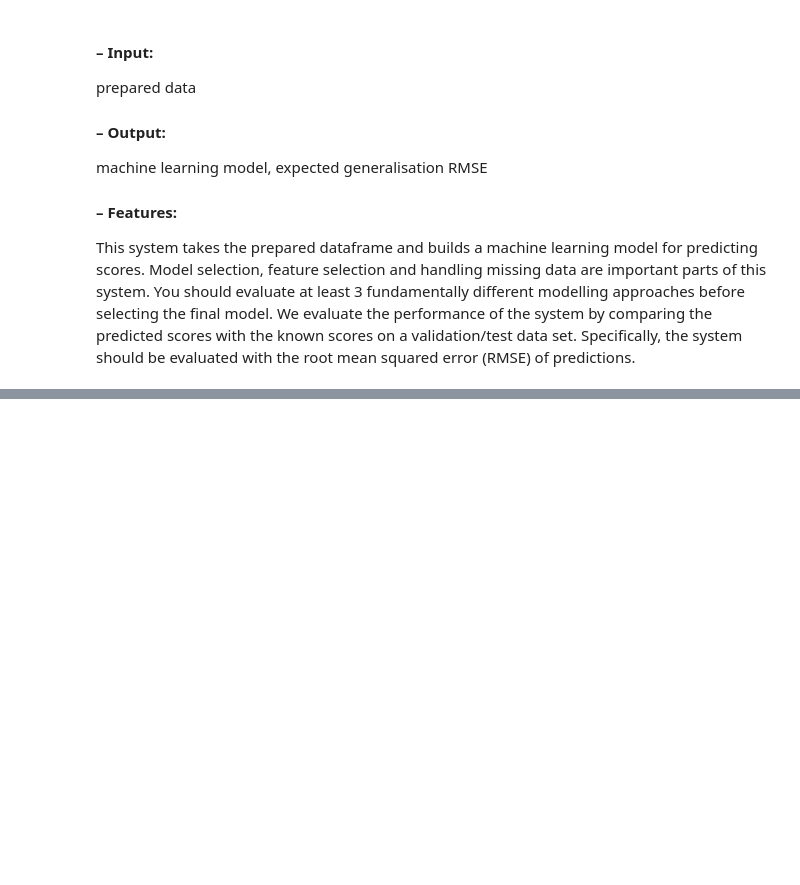
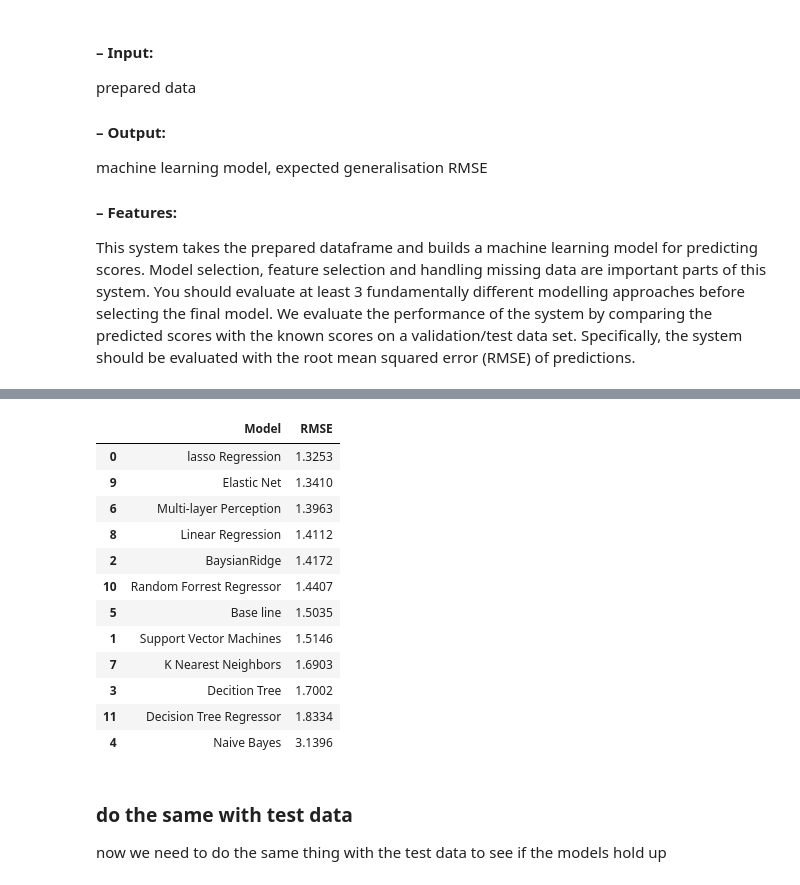
Before and after one commit to tobbensol/Football-Result-Prediction, a Jupyter notebook: Model.ipynb, the cells around one changed output, grey strips where cells are left out. Cells and saved outputs as stored; diff of their text form; code cells hidden in the pictures; blank space fills up the shorter version.

```diff
--- a/Model.ipynb
+++ b/Model.ipynb
@@ -154,17 +131,0 @@ def Bayesian():
-# %%
-datalist = []
-datalist.append(average())
-datalist.append(SVM())
-datalist.append(linear_reg())
-datalist.append(MLP())
-datalist.append(NB())
-datalist.append(Decition_Tree())
-datalist.append(Bayesian())
-for i in range(2, 5):
-    datalist.append(poly_regression(i))
-
-for i in [2, 5, 10, 20, 50, 100]:
-    datalist.append(KNeigh(i))
-# %%
-for i in datalist:
-    print(f"{i[0]}:", np.sqrt(mean_squared_error(y_val, np.round(i[1]))))
@@ -189,0 +192,14 @@ K nearest neigbours with 100: 1.8211717839530315
+# %%
+datalist = []
+
+#goes throught the keys
+for i in models.keys():
+    #does the gridsearch on the models
+    model = GridSearchCV(models[i][0], models[i][1])
+    #makes a prediction
+    prediction = np.clip(np.round(model.fit(X_train, y_train).predict(X_val)), 0, 6)
+    #finds out how good that prediction is
+    error = np.sqrt(mean_squared_error(y_val, prediction)).round(4)
+    datalist.append([i , error])
+
+    #models[i][1] = model.get_params()
@@ -189,0 +209,20 @@ K nearest neigbours with 100: 1.8211717839530315
+# %%
+model_df = pd.DataFrame(datalist).rename(columns={0: "Model", 1: "RMSE"}).sort_values(by=['RMSE'])
+model_df
+# %% [output]
+|  | Model | RMSE |
+| 0 | lasso Regression | 1.3253 |
+| 9 | Elastic Net | 1.3410 |
+| 6 | Multi-layer Perception | 1.3963 |
+| 8 | Linear Regression | 1.4112 |
+| 2 | BaysianRidge | 1.4172 |
+| 10 | Random Forrest Regressor | 1.4407 |
+| 5 | Base line | 1.5035 |
+| 1 | Support Vector Machines | 1.5146 |
+| 7 | K Nearest Neighbors | 1.6903 |
+| 3 | Decition Tree | 1.7002 |
+| 11 | Decision Tree Regressor | 1.8334 |
+| 4 | Naive Bayes | 3.1396 |
+# %% [markdown]
+### do the same with test data
+now we need to do the same thing with the test data to see if the models hold up
```
Also changed, not shown: parts of 26 cells of this notebook, 6 other files.
